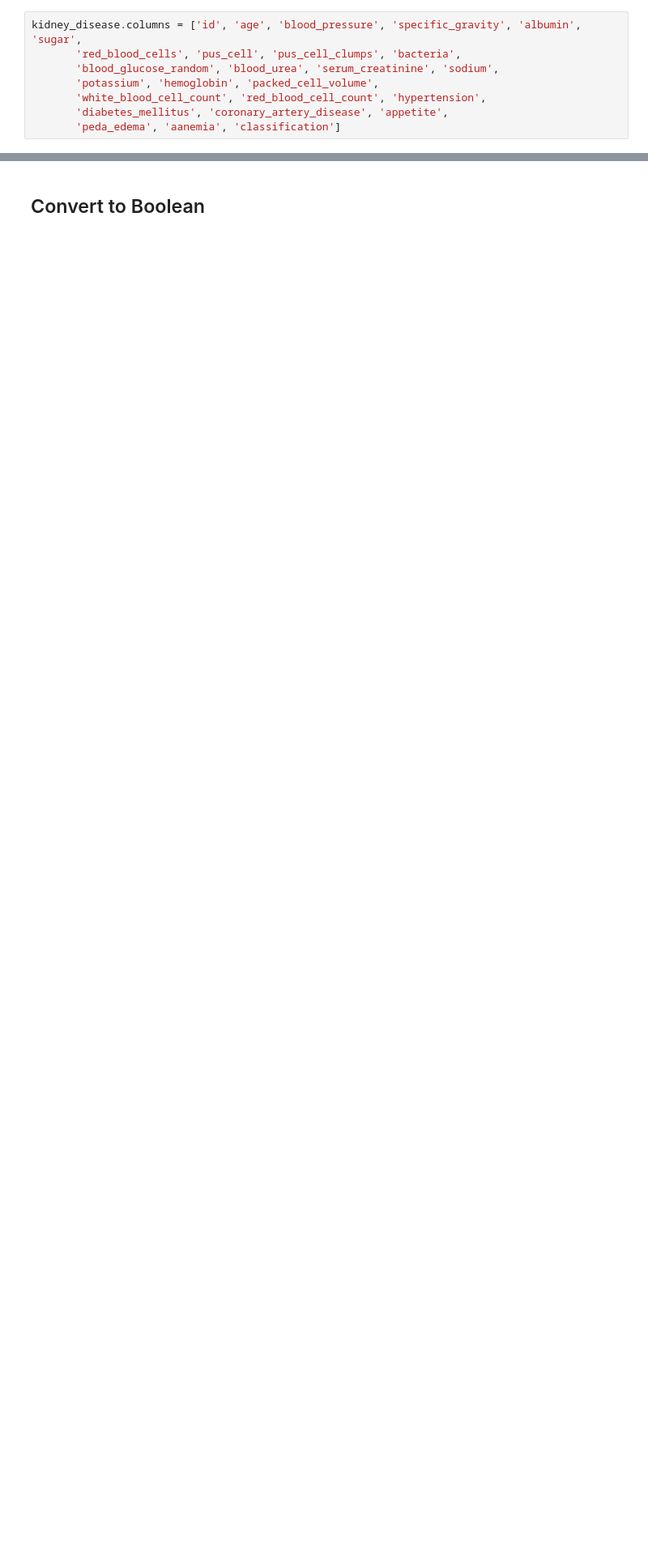
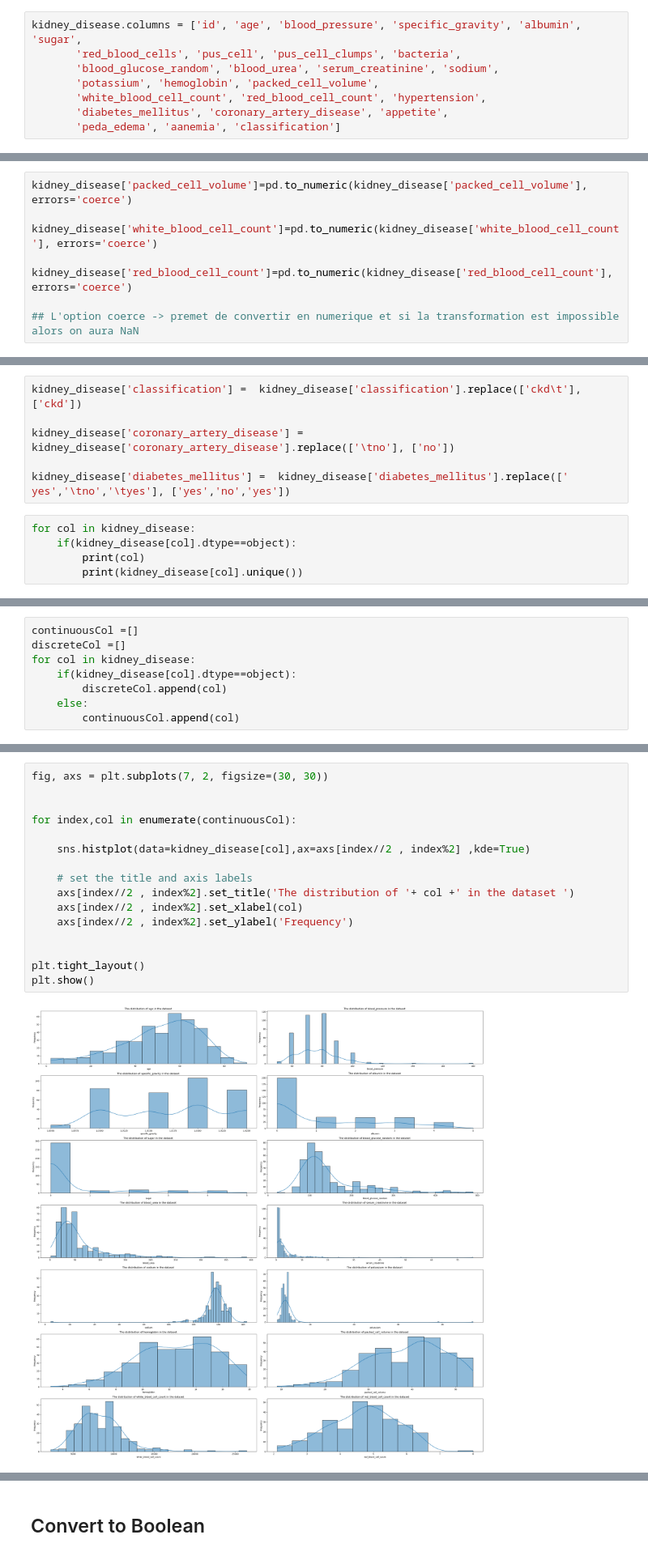
Before and after one commit to Molrn/chronic-kidney-disease, a Jupyter notebook: data_cleaning.ipynb, the cells around one changed output, grey strips where cells are left out. Shown at 81% size. Drawn from its saved outputs; the diff is of its cells as text; blank space fills up the shorter version.

```diff
--- a/data_cleaning.ipynb
+++ b/data_cleaning.ipynb
@@ -28,0 +178,8 @@ kidney_disease.columns = ['id', 'age', 'blood_pressure', 'specific_gravity', 'al
+# %%
+kidney_disease['packed_cell_volume']=pd.to_numeric(kidney_disease['packed_cell_volume'], errors='coerce')
+
+kidney_disease['white_blood_cell_count']=pd.to_numeric(kidney_disease['white_blood_cell_count'], errors='coerce')
+
+kidney_disease['red_blood_cell_count']=pd.to_numeric(kidney_disease['red_blood_cell_count'], errors='coerce')
+
+## L'option coerce -> premet de convertir en numerique et si la transformation est impossible alors on aura NaN
@@ -28,0 +188,11 @@ kidney_disease.columns = ['id', 'age', 'blood_pressure', 'specific_gravity', 'al
+# %%
+kidney_disease['classification'] =  kidney_disease['classification'].replace(['ckd\t'], ['ckd'])
+
+kidney_disease['coronary_artery_disease'] =  kidney_disease['coronary_artery_disease'].replace(['\tno'], ['no'])
+
+kidney_disease['diabetes_mellitus'] =  kidney_disease['diabetes_mellitus'].replace([' yes','\tno','\tyes'], ['yes','no','yes'])
+# %%
+for col in kidney_disease:
+    if(kidney_disease[col].dtype==object):
+        print(col)
+        print(kidney_disease[col].unique())
@@ -28,0 +265,8 @@ kidney_disease.columns = ['id', 'age', 'blood_pressure', 'specific_gravity', 'al
+# %%
+continuousCol =[]
+discreteCol =[]
+for col in kidney_disease:
+    if(kidney_disease[col].dtype==object):
+        discreteCol.append(col)
+    else:
+        continuousCol.append(col)
@@ -28,0 +310,18 @@ kidney_disease.columns = ['id', 'age', 'blood_pressure', 'specific_gravity', 'al
+# %%
+fig, axs = plt.subplots(7, 2, figsize=(30, 30))
+
+
+for index,col in enumerate(continuousCol):
+
+    sns.histplot(data=kidney_disease[col],ax=axs[index//2 , index%2] ,kde=True)
+
+    # set the title and axis labels
+    axs[index//2 , index%2].set_title('The distribution of '+ col +' in the dataset ')
+    axs[index//2 , index%2].set_xlabel(col)
+    axs[index//2 , index%2].set_ylabel('Frequency')
+
+
+plt.tight_layout()
+plt.show()
+# %% [output]
+[figure, added]
```
Also changed, not shown: parts of 35 cells of this notebook, 2 other files.
